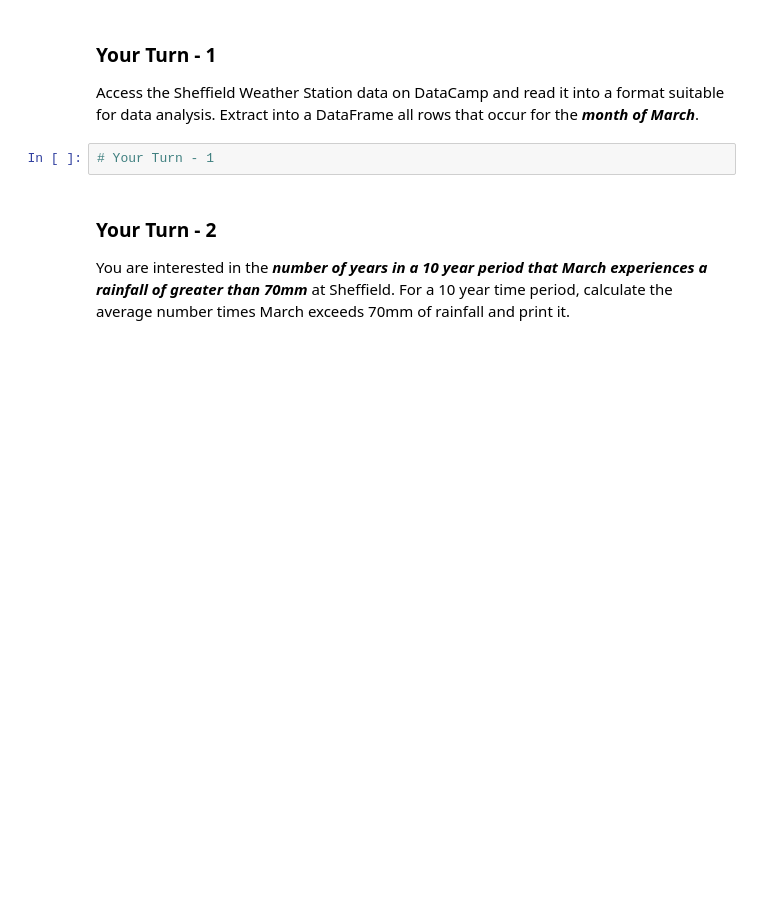
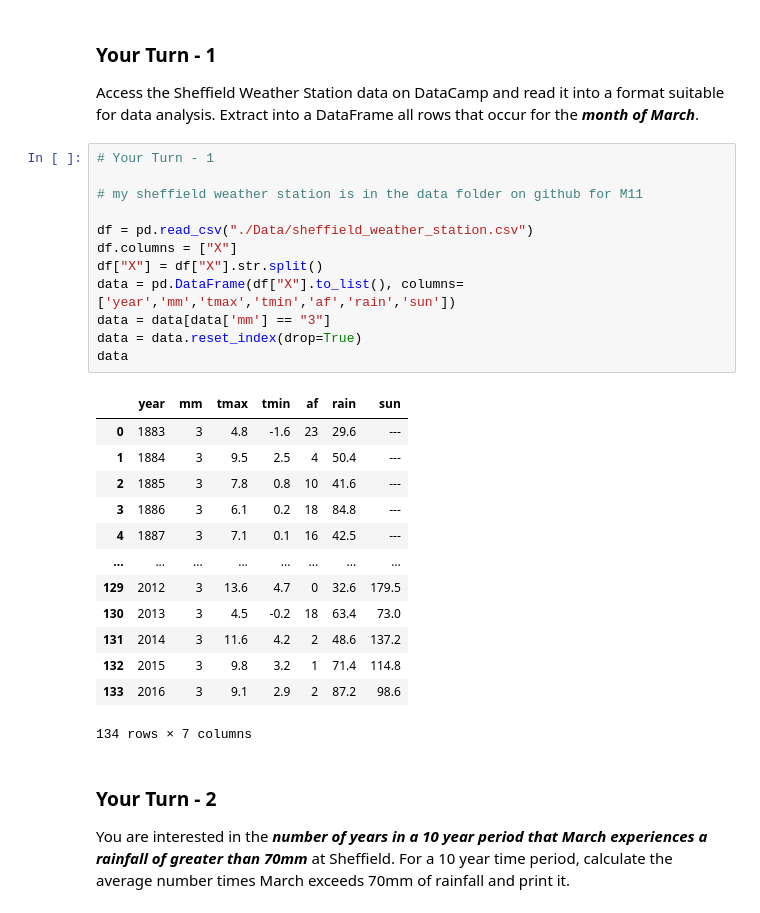
Before and after one commit to wjparsle/M11-Statistical-Thinking, a Jupyter notebook: Case_Study-_Weather_Stations_-_Student.ipynb, the cells around one changed output. Cells and saved outputs as stored; diff of their text form; blank space fills up the shorter version.

```diff
--- a/Case_Study-_Weather_Stations_-_Student.ipynb
+++ b/Case_Study-_Weather_Stations_-_Student.ipynb
@@ -667,6 +667,30 @@ In this Your Turn you will use the <i>Sheffield Weather Station</i> data from Da
 Access the Sheffield Weather Station data on DataCamp and read it into a format suitable for data analysis. Extract into a DataFrame all rows that occur for the <b><i>month of March</i></b>.
 # %%
 # Your Turn - 1
+
+# my sheffield weather station is in the data folder on github for M11
+
+df = pd.read_csv("./Data/sheffield_weather_station.csv")
+df.columns = ["X"]
+df["X"] = df["X"].str.split()
+data = pd.DataFrame(df["X"].to_list(), columns=['year','mm','tmax','tmin','af','rain','sun'])
+data = data[data['mm'] == "3"]
+data = data.reset_index(drop=True)
+data
+# %% [output]
+|  | year | mm | tmax | tmin | af | rain | sun |
+| 0 | 1883 | 3 | 4.8 | -1.6 | 23 | 29.6 | --- |
+| 1 | 1884 | 3 | 9.5 | 2.5 | 4 | 50.4 | --- |
+| 2 | 1885 | 3 | 7.8 | 0.8 | 10 | 41.6 | --- |
+| 3 | 1886 | 3 | 6.1 | 0.2 | 18 | 84.8 | --- |
+| 4 | 1887 | 3 | 7.1 | 0.1 | 16 | 42.5 | --- |
+| ... | ... | ... | ... | ... | ... | ... | ... |
+| 129 | 2012 | 3 | 13.6 | 4.7 | 0 | 32.6 | 179.5 |
+| 130 | 2013 | 3 | 4.5 | -0.2 | 18 | 63.4 | 73.0 |
+| 131 | 2014 | 3 | 11.6 | 4.2 | 2 | 48.6 | 137.2 |
+| 132 | 2015 | 3 | 9.8 | 3.2 | 1 | 71.4 | 114.8 |
+| 133 | 2016 | 3 | 9.1 | 2.9 | 2 | 87.2 | 98.6 |
+134 rows × 7 columns
 # %% [markdown]
 <h3 class="yt">Your Turn - 2</h3>
 
```
Also changed, not shown: parts of 20 cells of this notebook.
